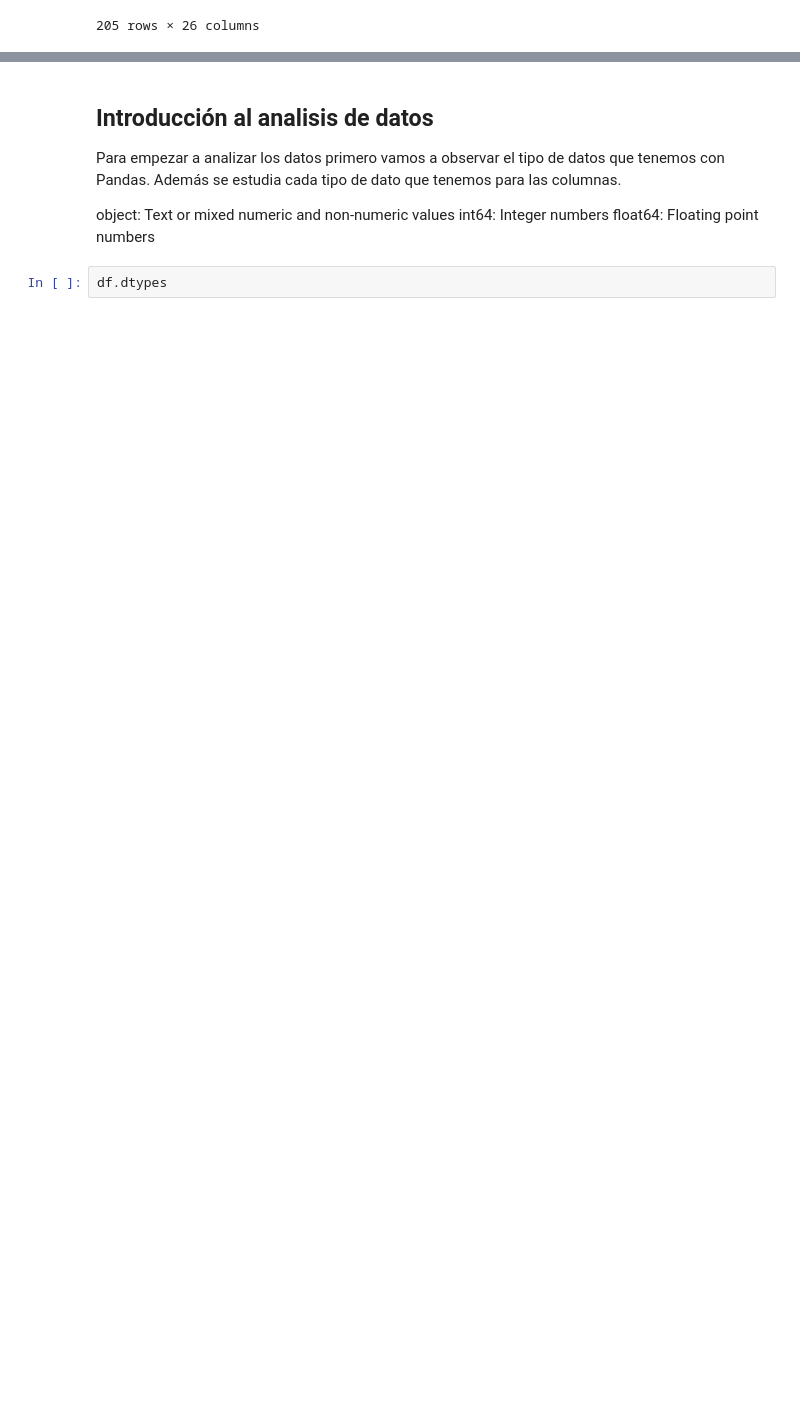
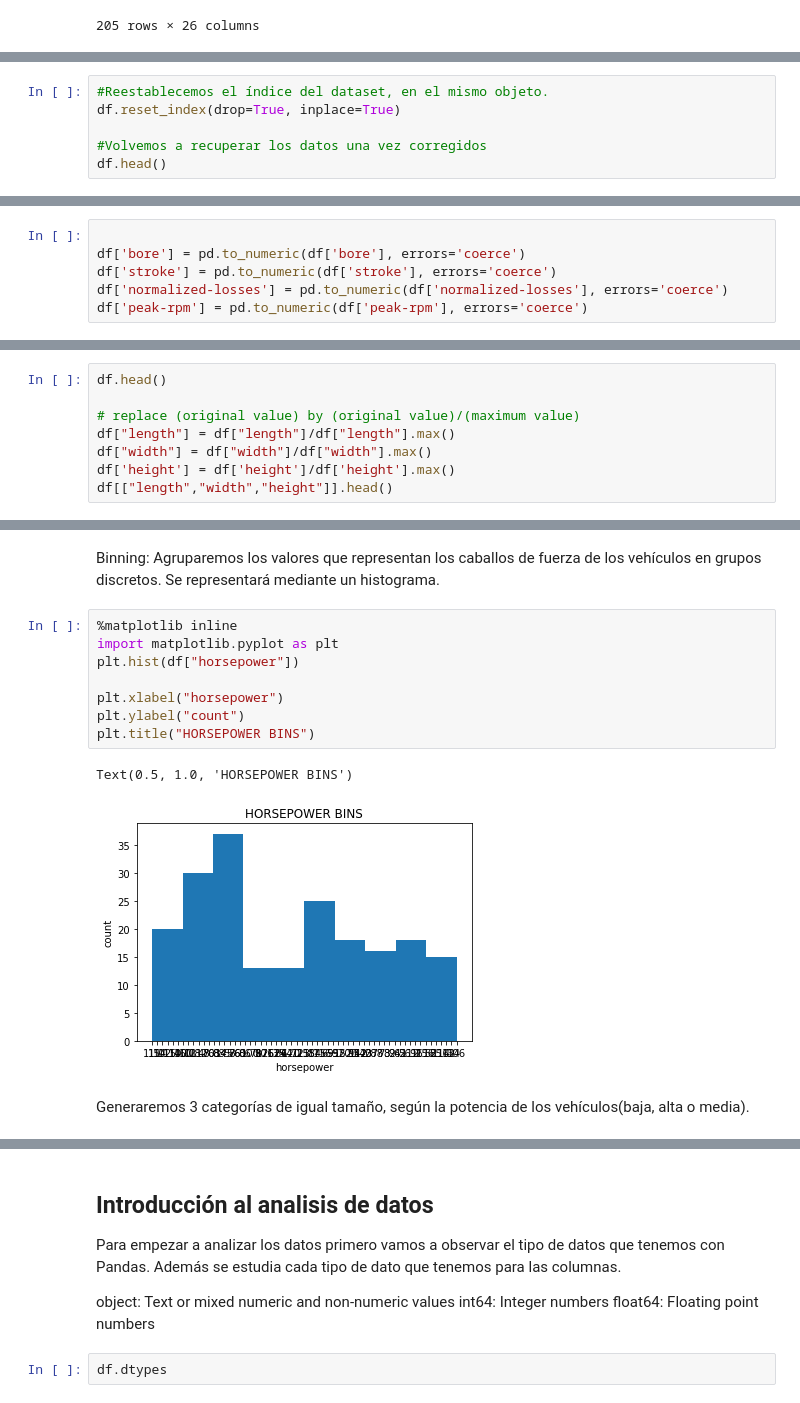
Before and after one commit to epeasang/MongoDBtutorial, a Jupyter notebook: Car_image_classificator.ipynb, the cells around one changed output, grey strips where cells are left out. Cells and saved outputs as stored; diff of their text form; blank space fills up the shorter version.

```diff
--- a/Car_image_classificator.ipynb
+++ b/Car_image_classificator.ipynb
@@ -66,0 +69,6 @@ df.dropna(subset=["price"], axis=0)
+# %%
+#Reestablecemos el índice del dataset, en el mismo objeto.
+df.reset_index(drop=True, inplace=True)
+
+#Volvemos a recuperar los datos una vez corregidos
+df.head()
@@ -66,0 +88,6 @@ df.dropna(subset=["price"], axis=0)
+# %%
+
+df['bore'] = pd.to_numeric(df['bore'], errors='coerce')
+df['stroke'] = pd.to_numeric(df['stroke'], errors='coerce')
+df['normalized-losses'] = pd.to_numeric(df['normalized-losses'], errors='coerce')
+df['peak-rpm'] = pd.to_numeric(df['peak-rpm'], errors='coerce')
@@ -66,0 +96,8 @@ df.dropna(subset=["price"], axis=0)
+# %%
+df.head()
+
+# replace (original value) by (original value)/(maximum value)
+df["length"] = df["length"]/df["length"].max()
+df["width"] = df["width"]/df["width"].max()
+df['height'] = df['height']/df['height'].max()
+df[["length","width","height"]].head()
@@ -66,0 +111,15 @@ df.dropna(subset=["price"], axis=0)
+# %% [markdown]
+Binning: Agruparemos los valores que representan los caballos de fuerza de los vehículos en grupos discretos. Se representará mediante un histograma.
+# %%
+%matplotlib inline
+import matplotlib.pyplot as plt
+plt.hist(df["horsepower"])
+
+plt.xlabel("horsepower")
+plt.ylabel("count")
+plt.title("HORSEPOWER BINS")
+# %% [output]
+Text(0.5, 1.0, 'HORSEPOWER BINS')
+[figure, added]
+# %% [markdown]
+Generaremos 3 categorías de igual tamaño, según la potencia de los vehículos(baja, alta o media).
```
Also changed, not shown: parts of 23 cells of this notebook.
